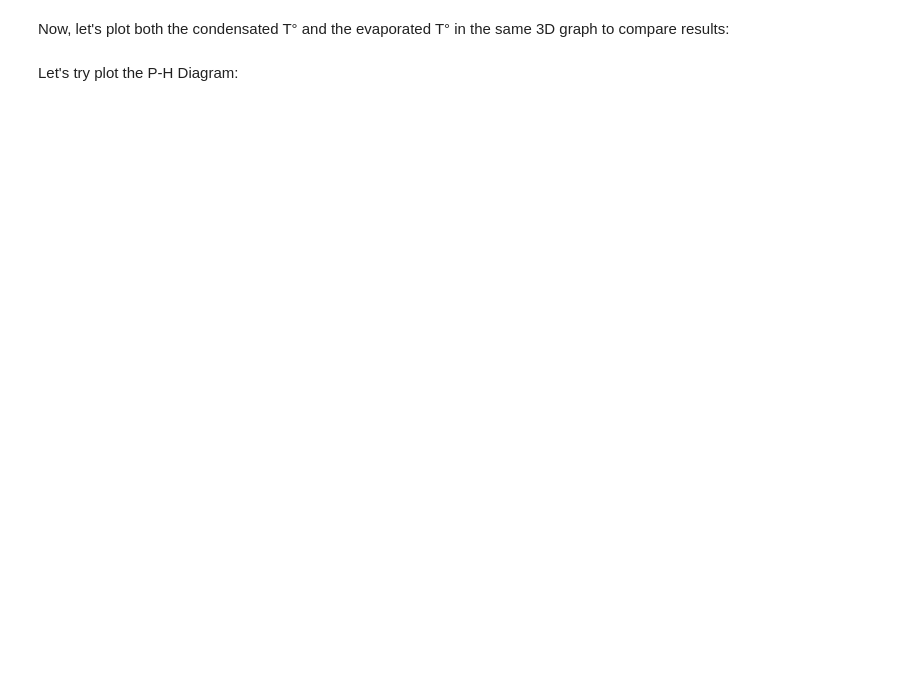
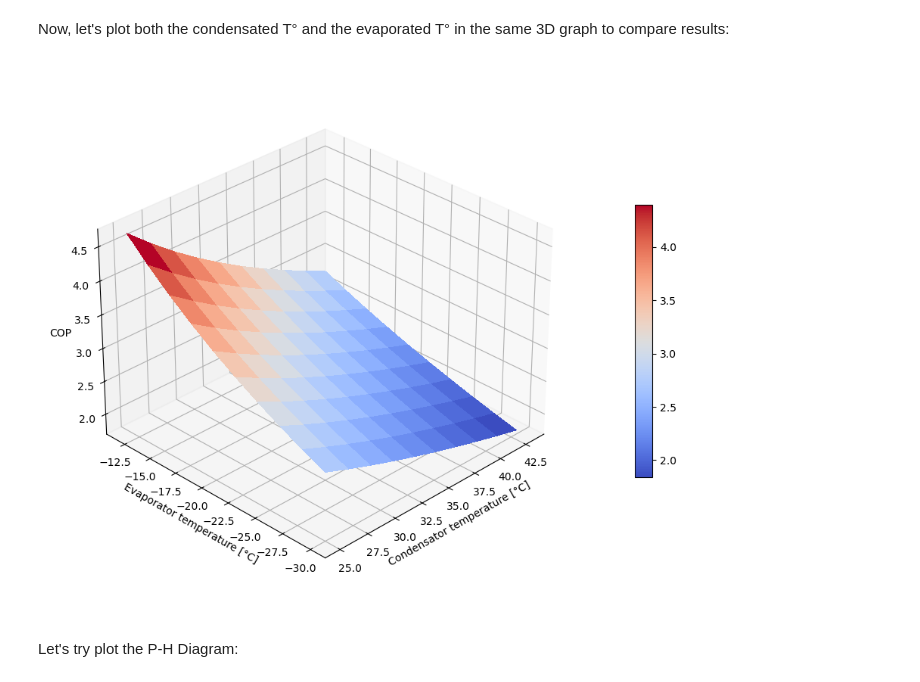
Before and after one commit to boujuan/Renewable_Energy_Heat, a Jupyter notebook: Scratchpad_alberto.ipynb, the cells around one changed output. Saved outputs shown, nothing was run; the diff lists cells and outputs as text; code cells hidden in the pictures; blank space fills up the shorter version.

```diff
--- a/Scratchpad_alberto.ipynb
+++ b/Scratchpad_alberto.ipynb
@@ -106,35 +109,37 @@ Now, let's plot both the condensated T° and the evaporated T° in the same 3D g
 # %%
 param_cop = pd.DataFrame(
     index=evap_temp_list,
     columns=cond_temp_list
 )
 
 for ev_temp in evap_temp_list:
-    _, _, cop, _ = run_forward(
+    _, _, cop, _, _, _ = cop_and_heat_calculations(
         refr_fluid,
         ev_temp,
         cond_temp_list,
         efficiency_compressor,
         heat_evap
     )
     param_cop.loc[ev_temp] = cop
 
 param_cop
 
 # Plot 3D Figure:
 fig, ax = plt.subplots(1, figsize=(12, 7.5), subplot_kw={"projection": "3d"})
 
-X, Y = np.meshgrid(cond_temp_list, evap_temp_list)
+X, Y = np.meshgrid(cond_temp_list - 273.15, evap_temp_list - 273.15)
 
 surf = ax.plot_surface(X, Y, param_cop.values, cmap=cm.coolwarm, linewidth=0, antialiased=False)
 
-ax.set_xlabel("Condensation temperature in °C")
-ax.set_ylabel("Evaporation temperature in °C")
+ax.set_xlabel("Condensator temperature [°C]")
+ax.set_ylabel("Evaporator temperature [°C]")
 ax.set_zlabel("COP")
 ax.view_init(elev=30, azim=225)
 ax.set_box_aspect(aspect=None, zoom=0.9)
 fig.colorbar(surf, shrink=0.5, aspect=15)
 plt.tight_layout()
+# %% [output]
+[figure, added]
 # %% [markdown]
 Let's try plot the P-H Diagram:
 # %%
```
Also changed, not shown: parts of 6 cells of this notebook, 3 other files.
